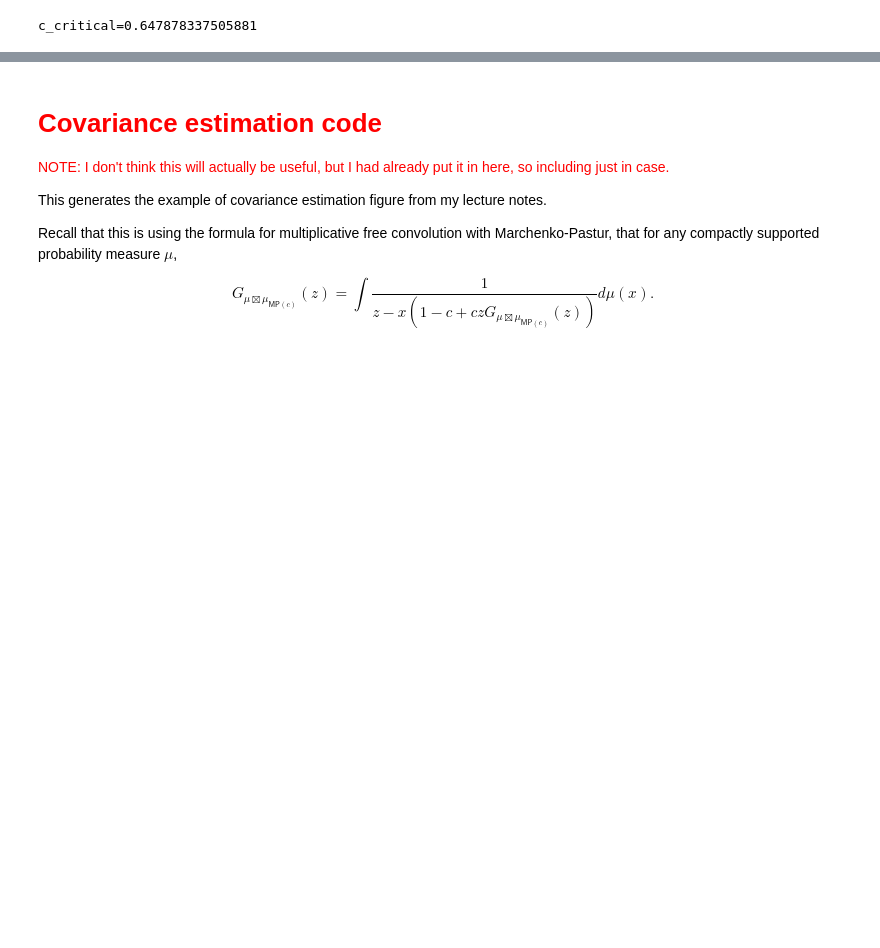
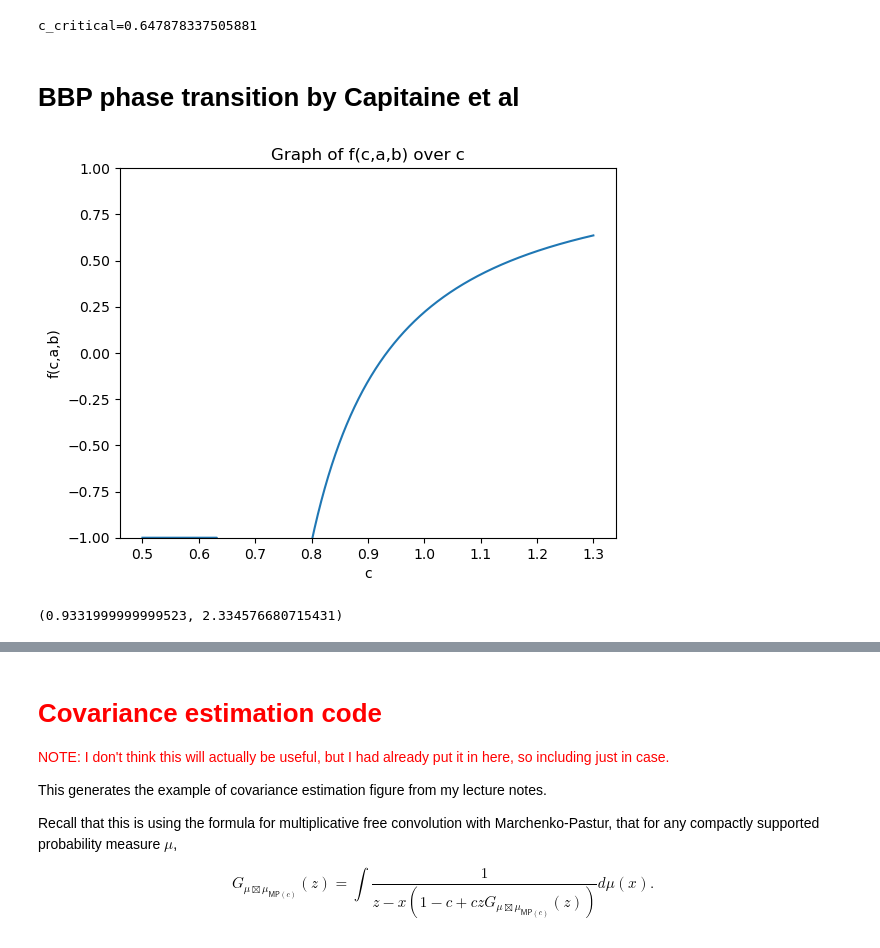
Before and after one commit to yuxinma98/NonlinearLaplacian, a Jupyter notebook: ipynb/Sketch of tanh(D) + A eigenvalues on ER graph prediction.ipynb, the cells around one changed output, grey strips where cells are left out. Drawn from its saved outputs; the diff is of its cells as text; code cells hidden in the pictures; blank space fills up the shorter version.

```diff
--- a/ipynb/Sketch of tanh(D) + A eigenvalues on ER graph prediction.ipynb
+++ b/ipynb/Sketch of tanh(D) + A eigenvalues on ER graph prediction.ipynb
@@ -322,3 +322,5 @@ compute_BBP_transition(a=2,b=1)
 [figure]
 [figure]
 c_critical=0.647878337505881
+# %% [markdown]
+# BBP phase transition by Capitaine et al
@@ -324,0 +376,5 @@ c_critical=0.647878337505881
+# %%
+compute_BBP_transition_2(a=1,b=1)
+# %% [output]
+[figure, added]
+(0.9331999999999523, 2.334576680715431)
```
Also changed, not shown: parts of 4 cells of this notebook, 24 other files.
